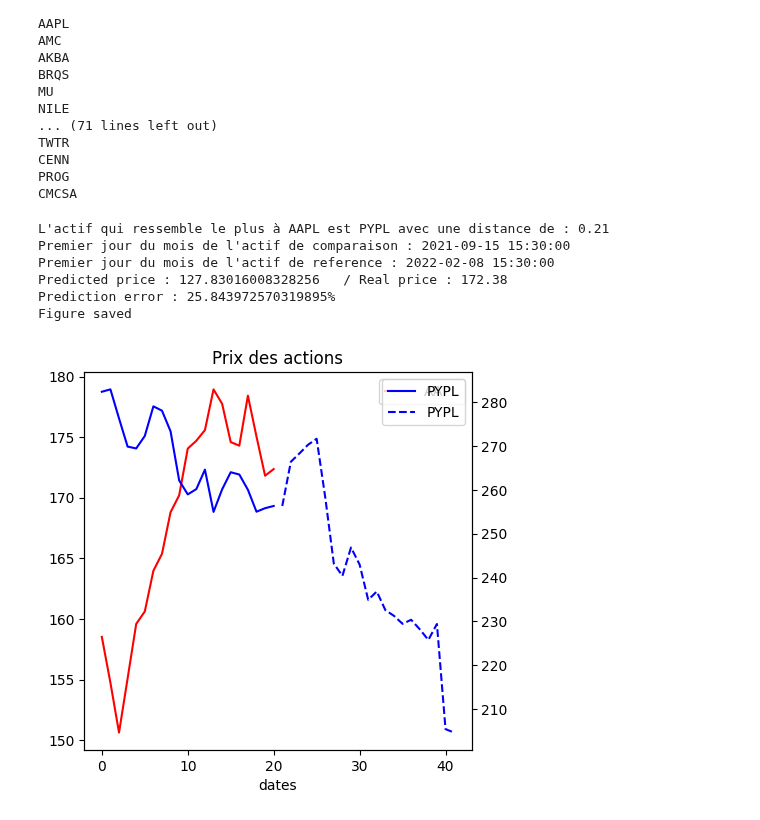
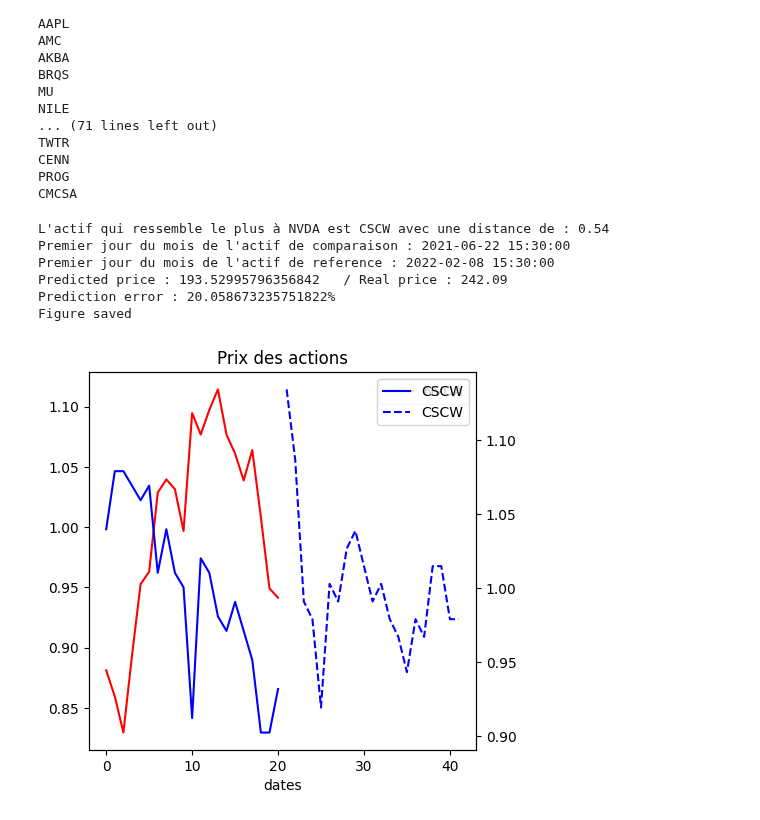
Before and after one commit to FinancialForecastingProject/Prediction, a Jupyter notebook: Notebook.ipynb, the cells around one changed output. Saved outputs shown, nothing was run; the diff lists cells and outputs as text; code cells hidden in the pictures.

Commit message:
update Notebook.ipynb and prediction_for_AAPL_using_PYPL.png

```diff
--- a/Notebook.ipynb
+++ b/Notebook.ipynb
@@ -184,15 +184,19 @@ class ChartCollectorAPI():
 
         return {"distance moyenne":round(sum(distances),2)}
 
-    def predict(self,symbol:str):
+    def predict(self,symbol:str,nb_choice):
+
         analysis = self.resultats_rapports(symbol,self.charts)
-        lowest = 1
+        sortedComparaison = []
 
         for value in analysis:
-            if (analysis[value]["value"]<lowest):
-                lowest = analysis[value]["value"]
-                best_choice = analysis[value]
+             sortedComparaison.append(analysis[value])
+             sortedComparaison.sort(key=lambda t: t["value"])
 
+
+        sorted_best_choic = sortedComparaison[:nb_choice]
+
+        best_choice = sortedComparaison[0]
         self.best_prediction = best_choice
 
         average_distance = best_choice["value"]
@@ -227,6 +231,11 @@ class ChartCollectorAPI():
         dates = [index for index in range(len(best_choice["chart_reference"]))]
         prix = best_choice["current_data_reference"]
 
+        #####
+        prix = [value / mean(best_choice["current_data_reference"]) for value in best_choice["current_data_reference"]]
+        ###
+
+
         # On crée un DataFrame pendant pour le plot plus facilement
         df = DataFrame({"dates":dates,best_choice["actif_reference"]:prix},columns=[best_choice["actif_reference"],'dates'])
 
@@ -239,6 +248,11 @@ class ChartCollectorAPI():
 
         # On recupere les dates et les prix de l'actif 1 ce qui s'est reellement passé
         prix = best_choice["chart_reference"]
+
+        #####
+        prix = [value / mean(best_choice["chart_reference"]) for value in best_choice["chart_reference"]]
+        ###
+
         dates = [index for index in range(len(best_choice["chart_reference"]),len(best_choice["chart_reference"])+len(best_choice["chart_reference"]))]
 
         # On crée un DataFrame pendant pour le plot plus facilement
@@ -260,6 +274,11 @@ class ChartCollectorAPI():
 
         # On recupere les dates et les prix de l'actif 2
         prix = best_choice["chart_comparison"]
+
+        #####
+        prix = [value / mean(best_choice["chart_comparison"]) for value in best_choice["chart_comparison"]]
+        ###
+
         # On recupere les dates et les prix de l'actif 2
         dates = [index for index in range(len(best_choice["chart_comparison"]))]
         # On crée un DataFrame pendant pour le plot plus facilement
@@ -272,6 +291,12 @@ class ChartCollectorAPI():
 
         # On recupere les dates et les prix de l'actif 2 ce qui s'est reellement passé
         prix = best_choice["current_data_comparison"]
+
+        #####
+        prix = [value / mean(best_choice["current_data_comparison"]) for value in best_choice["current_data_comparison"]]
+        ###
+
+
         dates = [index for index in range(len(best_choice["chart_reference"]),len(best_choice["chart_reference"])+len(best_choice["chart_reference"]))]
         # On crée un DataFrame pendant pour le plot plus facilement
         df = DataFrame({"dates":dates,best_choice["actif_comparaison"]:prix},columns=[best_choice["actif_comparaison"],'dates'])
@@ -445,15 +470,15 @@ CMCSA
 # %%
 Analysis = ChartCollectorAPI()
 
 Analysis.loading(Preloading.charts)
-Analysis.predict("AAPL")
+Analysis.predict("NVDA",4)
 
 Analysis.plot_prediction()
 # %% [output]
-L'actif qui ressemble le plus à AAPL est PYPL avec une distance de : 0.21
-Premier jour du mois de l'actif de comparaison : 2021-09-15 15:30:00
+L'actif qui ressemble le plus à NVDA est CSCW avec une distance de : 0.54
+Premier jour du mois de l'actif de comparaison : 2021-06-22 15:30:00
 Premier jour du mois de l'actif de reference : 2022-02-08 15:30:00
-Predicted price : 127.83016008328256   / Real price : 172.38
-Prediction error : 25.843972570319895%
+Predicted price : 193.52995796356842   / Real price : 242.09
+Prediction error : 20.058673235751822%
 Figure saved
-[figure, old version]
+[figure, new version]
```
Also changed, not shown: parts of 1 cell of this notebook, 2 other files.
